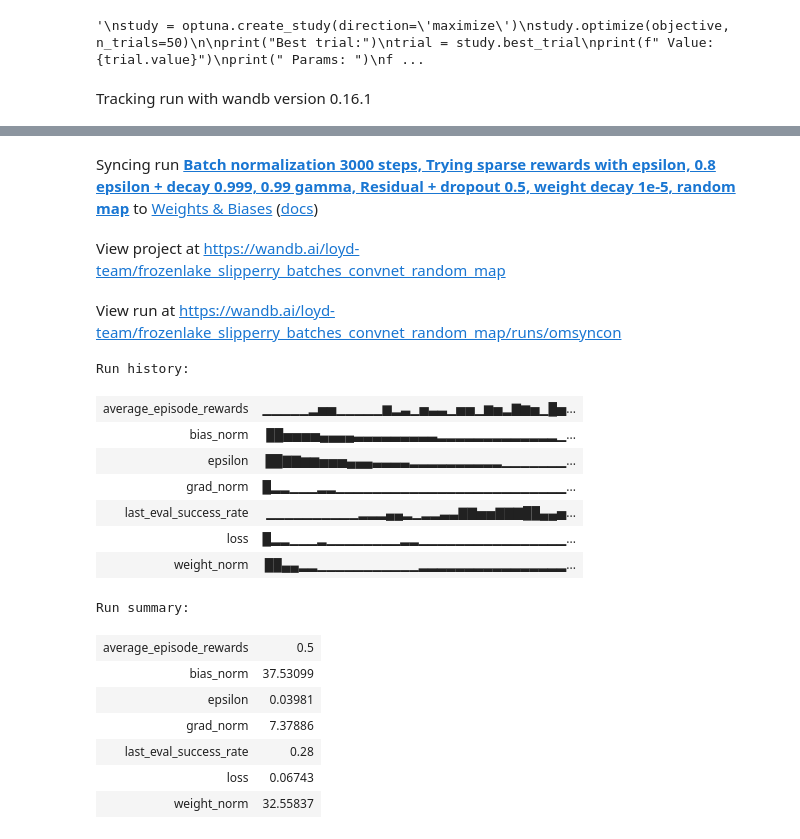
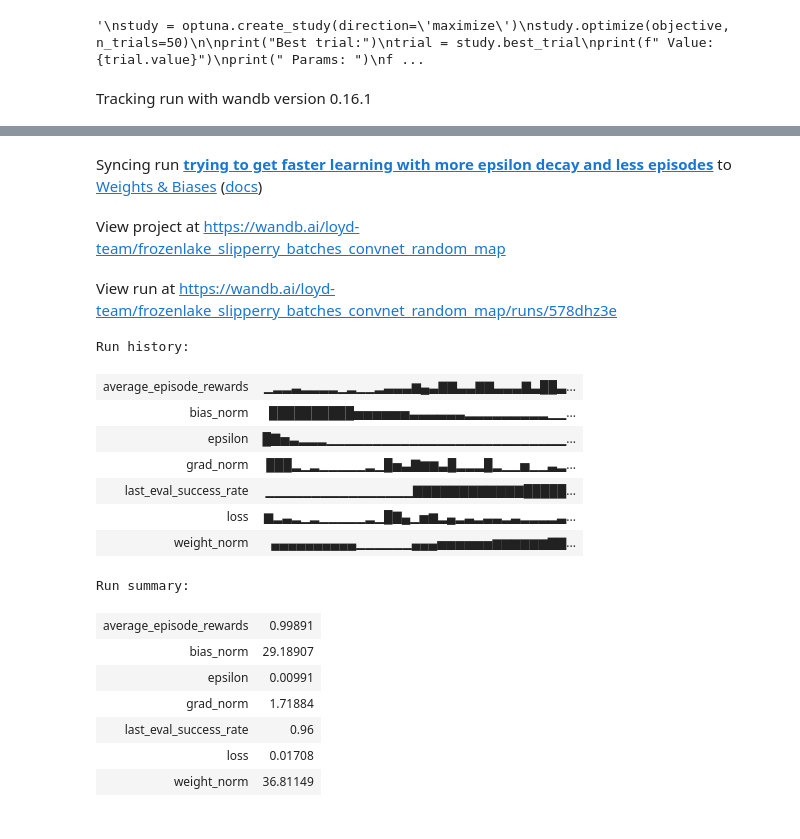
Before and after one commit to Looyyd/PytorchPractice, a Jupyter notebook: notebooks/ice_agent.ipynb, the cells around one changed output, grey strips where cells are left out. Saved outputs shown, nothing was run; the diff lists cells and outputs as text; code cells hidden in the pictures.

```diff
--- a/notebooks/ice_agent.ipynb
+++ b/notebooks/ice_agent.ipynb
@@ -368,32 +414,58 @@ for key, value in trial.params.items():
 '\nstudy = optuna.create_study(direction=\'maximize\')\nstudy.optimize(objective, n_trials=50)\n\nprint("Best trial:")\ntrial = study.best_trial\nprint(f" Value: {trial.value}")\nprint(" Params: ")\nf ...
 # %%
 # Hyperparameters
-learning_rate = 0.0001
+learning_rate = 0.0005
 gamma = 0.99
-epsilon = 0#0.8
-epsilon_decay = 0.999
-weight_decay = 1e-5
+epsilon = 0.6
+epsilon_decay = 0.95
+weight_decay = 1e-4
 dropout_p = 0.5
+forward_step_reward = 0.05
+visited_step_reward = 0
+hole_reward = -0.5
+in_place_reward = 0
+step_reward = -0.03
+min_epsilon = 0.01
+gradient_clipping_max_norm = 2.0
 # %%
 random_map = True
 is_slippery = False
 # %%
 # Train the model
-num_episodes = 3000
+num_episodes = 750
 n_actions = env.action_space.n
 n_states = env.observation_space.n
 model = ConvNet(n_states, n_actions, dropout_p=dropout_p).to(device)
 optimizer = optim.Adam(model.parameters(), lr=learning_rate, weight_decay=weight_decay)
 loss_fn = nn.MSELoss()
 wandb.init(project="frozenlake_slipperry_batches_convnet_random_map",
-           name=f"Batch normalization 3000 steps, Trying sparse rewards with epsilon, 0.8 epsilon + decay 0.999, 0.99 gamma, Residual + dropout 0.5, weight decay 1e-5, random map",
-           reinit=True)
+           name="trying to get faster learning with more epsilon decay and less episodes",
+           reinit=True,
+           config={"learning_rate": learning_rate,
+                   "gamma": gamma,
+                   "epsilon": epsilon,
+                   "epsilon_decay": epsilon_decay,
+                   "weight_decay": weight_decay,
+                   "dropout_p": dropout_p,
+                   "num_episodes": num_episodes,
+                   "random_map": random_map,
+                   "is_slippery": is_slippery,
+                   "forward_step_reward": forward_step_reward,
+                   "visited_step_reward": visited_step_reward,
+                   "hole_reward": hole_reward,
+                   "in_place_reward": in_place_reward,
+                   "step_reward": step_reward,
+                   "minimum_epsilon": min_epsilon,
+                   "gradient_clipping_max_norm": gradient_clipping_max_norm})
 model = train_model(model, optimizer, loss_fn, gamma, epsilon, epsilon_decay, num_episodes, device, n_states,
                     random_map=random_map, is_slippery=is_slippery,
-                    forward_step_reward=0.2,
-                    visited_step_reward=0,
-                    hole_reward=-0.1,
-                    in_place_reward=-0.05)
+                    forward_step_reward=forward_step_reward,
+                    visited_step_reward=visited_step_reward,
+                    hole_reward=hole_reward,
+                    in_place_reward=in_place_reward,
+                    step_reward=step_reward,
+                    minimum_epsilon=min_epsilon,
+                    gradient_clipping_max_norm=gradient_clipping_max_norm)
 wandb.finish()
 # %% [output]
 Tracking run with wandb version 0.16.1
@@ -401,19 +473,19 @@ Run data is saved locally in /Users/loyd/PycharmProjects/PytorchPractice/noteboo
-Syncing run Batch normalization 3000 steps, Trying sparse rewards with epsilon, 0.8 epsilon + decay 0.999, 0.99 gamma, Residual + dropout 0.5, weight decay 1e-5, random map to Weights & Biases (docs)
+Syncing run trying to get faster learning with more epsilon decay and less episodes to Weights & Biases (docs)
 View project at https://wandb.ai/loyd-team/frozenlake_slipperry_batches_convnet_random_map
-View run at https://wandb.ai/loyd-team/frozenlake_slipperry_batches_convnet_random_map/runs/omsyncon
+View run at https://wandb.ai/loyd-team/frozenlake_slipperry_batches_convnet_random_map/runs/578dhz3e
 Run history:
-| average_episode_rewards | ▁▁▁▁▁▂▅▅▁▁▁▁▁▆▂▃▁▅▃▃▁▅▅▁▆▅▂▇▆▅▁█▅... |
-| bias_norm | ██▅▅▅▅▄▄▄▄▃▃▃▃▃▃▃▃▃▂▂▂▂▂▂▂▂▂▂▂▂▂▁... |
-| epsilon | ██▇▇▆▆▅▅▅▄▄▄▃▃▃▃▂▂▂▂▂▂▂▂▂▂▁▁▁▁▁▁▁... |
-| grad_norm | █▂▂▁▁▁▂▂▁▁▁▁▁▁▁▁▁▁▁▁▁▁▁▁▁▁▁▁▁▁▁▁▁... |
-| last_eval_success_rate | ▁▁▁▁▁▁▁▁▁▁▂▂▂▄▄▂▁▂▂▃▃▇▇▅▅▇▇▇██▄▄▅... |
-| loss | █▂▂▁▁▁▂▁▁▁▁▁▁▁▁▂▂▁▁▁▁▁▁▁▁▁▁▁▁▁▁▁▁... |
-| weight_norm | ██▄▄▂▂▁▁▁▁▁▁▁▁▁▁▁▂▂▂▂▂▂▂▂▂▂▂▂▂▂▂▂... |
+| average_episode_rewards | ▁▂▂▃▂▂▂▂▁▂▁▁▂▃▃▃▆▄▃▇▇▃▃▇▇▃▃▃▇▃██▃... |
+| bias_norm | ██████████▅▅▅▅▅▅▃▃▃▃▃▃▂▂▂▂▂▂▂▂▂▁▁... |
+| epsilon | █▇▅▃▂▂▂▁▁▁▁▁▁▁▁▁▁▁▁▁▁▁▁▁▁▁▁▁▁▁▁▁▁... |
+| grad_norm | ███▂▁▂▁▁▁▁▁▂▁█▅▃▇▆▆▃█▂▂▂█▂▁▁▅▁▁▃▂... |
+| last_eval_success_rate | ▁▁▁▁▁▁▁▁▁▁▁▁▁▁▁▁▇▇▇▇▇▇▇▇▇▇▇▇█████... |
+| loss | ▆▂▃▂▁▂▁▁▁▁▁▂▁█▇▄▁▅▆▂▄▂▃▂▃▃▂▃▂▂▂▂▃... |
+| weight_norm | ▄▄▄▄▄▄▄▄▄▄▁▁▁▁▁▁▄▄▄▅▅▅▅▅▅▆▆▆▆▆▆▇▇... |
 Run summary:
-| average_episode_rewards | 0.5 |
-| bias_norm | 37.53099 |
-| epsilon | 0.03981 |
-| grad_norm | 7.37886 |
-| last_eval_success_rate | 0.28 |
-| loss | 0.06743 |
-| weight_norm | 32.55837 |
+| average_episode_rewards | 0.99891 |
+| bias_norm | 29.18907 |
+| epsilon | 0.00991 |
+| grad_norm | 1.71884 |
+| last_eval_success_rate | 0.96 |
+| loss | 0.01708 |
+| weight_norm | 36.81149 |
```
Also changed, not shown: parts of 11 cells of this notebook.
